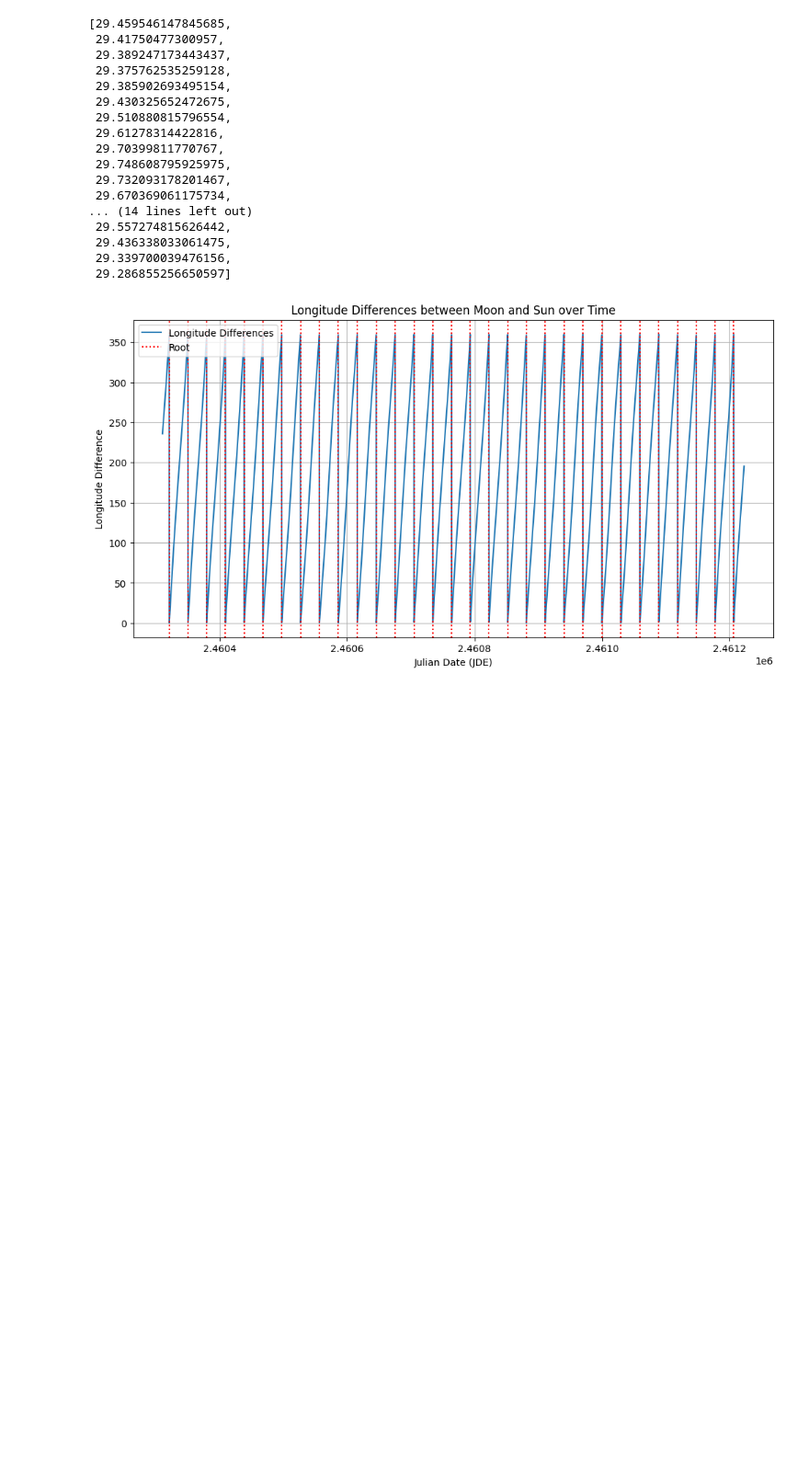
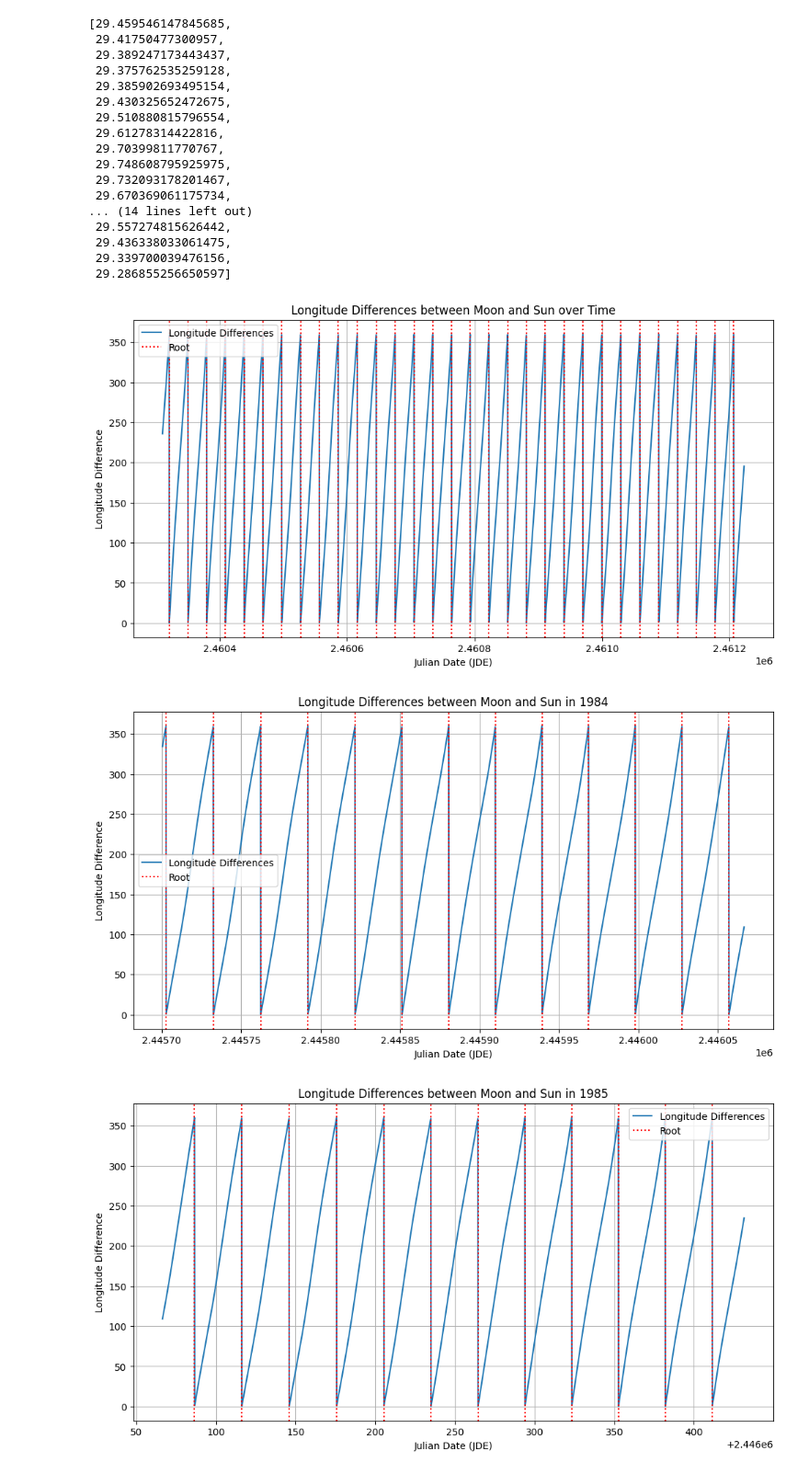
Before and after one commit to 0xf3cd/celestial-calendar, a Jupyter notebook: statistics/conjunction_syzygy.ipynb, the cells around one changed output. Shown at 92% size. Drawn from its saved outputs; the diff is of its cells as text; code cells hidden in the pictures; blank space fills up the shorter version.

```diff
--- a/statistics/conjunction_syzygy.ipynb
+++ b/statistics/conjunction_syzygy.ipynb
@@ -379,0 +432,10 @@ plt.show()
+# %%
+plot_year(1984)
+plot_year(1985)
+plot_year(1986)
+plot_year(1987)
+plot_year(1988)
+plot_year(1989)
+# %% [output]
+[figure, added]
+[figure, added]
```
Also changed, not shown: parts of 3 cells of this notebook, 4 other files.
